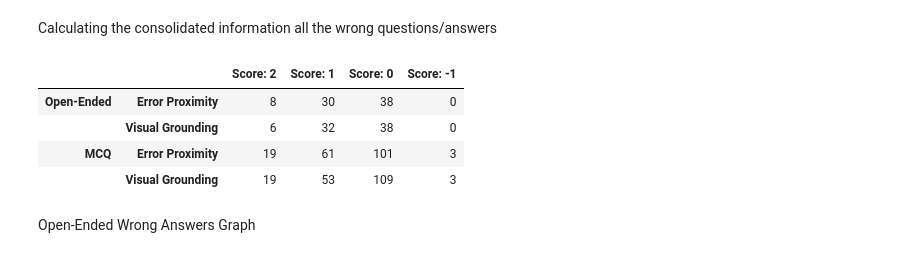
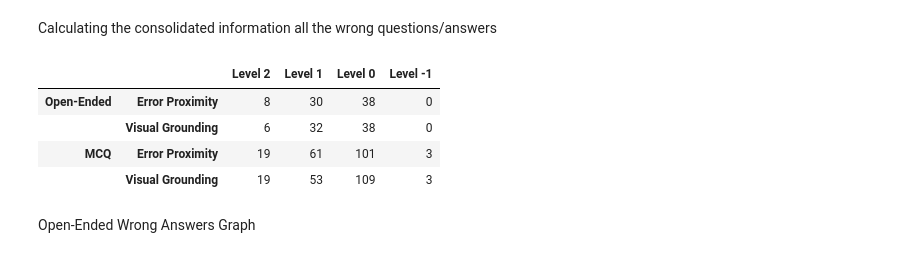
Before and after one commit to embedded-robotics/path-open-data, a Jupyter notebook: pathopen_eval_data_analysis.ipynb, the cells around one changed output. Cells and saved outputs as stored; diff of their text form; code cells hidden in the pictures.

```diff
--- a/pathopen_eval_data_analysis.ipynb
+++ b/pathopen_eval_data_analysis.ipynb
@@ -5,7 +6,9 @@ import seaborn as sns
 # %% [markdown]
 Reading the Evaluation data by Pathologist
 # %%
-eval_data = pd.read_csv('data/pathopen_eval_data.csv')
+evaluator_id = 'evaluator1'
+eval_data_path = f"input/{evaluator_id}/pathopen_eval_data.csv"
+eval_data = pd.read_csv(eval_data_path)
 eval_data.head()
 # %% [output]
 |  | CASE_ID | Image_ID | Image_URL | OE_Question_1 | OE_Correct_Answer_1 | Evaluation OE_Correct_Answer_1\n(... | Unnamed: 6 | ... |
@@ -448,38 +465,38 @@ wrong_answer_total = [  oe_wrong_answer_1_err_prox_total + oe_wrong_answer_2_err
                         mcq_wrong_answer_1_vis_ground_total + mcq_wrong_answer_2_vis_ground_total + mcq_wrong_answer_3_vis_ground_total + mcq_wrong_answer_4_vis_ground_total
                     ]
 
 wrong_answer_eval_2 = [  oe_wrong_answer_1_err_prox_eval_2 + oe_wrong_answer_2_err_prox_eval_2,
                         oe_wrong_answer_1_vis_ground_eval_2 + oe_wrong_answer_2_vis_ground_eval_2,
                         mcq_wrong_answer_1_err_prox_eval_2 + mcq_wrong_answer_2_err_prox_eval_2 + mcq_wrong_answer_3_err_prox_eval_2 + mcq_wrong_answer_4_err_prox_eval_2,
                         mcq_wrong_answer_1_vis_ground_eval_2 + mcq_wrong_answer_2_vis_ground_eval_2 + mcq_wrong_answer_3_vis_ground_eval_2 + mcq_wrong_answer_4_vis_ground_eval_2
                     ]
 
 wrong_answer_eval_1 = [  oe_wrong_answer_1_err_prox_eval_1 + oe_wrong_answer_2_err_prox_eval_1,
                         oe_wrong_answer_1_vis_ground_eval_1 + oe_wrong_answer_2_vis_ground_eval_1,
                         mcq_wrong_answer_1_err_prox_eval_1 + mcq_wrong_answer_2_err_prox_eval_1 + mcq_wrong_answer_3_err_prox_eval_1 + mcq_wrong_answer_4_err_prox_eval_1,
                         mcq_wrong_answer_1_vis_ground_eval_1 + mcq_wrong_answer_2_vis_ground_eval_1 + mcq_wrong_answer_3_vis_ground_eval_1 + mcq_wrong_answer_4_vis_ground_eval_1
                     ]
 
 wrong_answer_eval_0 = [  oe_wrong_answer_1_err_prox_eval_0 + oe_wrong_answer_2_err_prox_eval_0,
                         oe_wrong_answer_1_vis_ground_eval_0 + oe_wrong_answer_2_vis_ground_eval_0,
                         mcq_wrong_answer_1_err_prox_eval_0 + mcq_wrong_answer_2_err_prox_eval_0 + mcq_wrong_answer_3_err_prox_eval_0 + mcq_wrong_answer_4_err_prox_eval_0,
                         mcq_wrong_answer_1_vis_ground_eval_0 + mcq_wrong_answer_2_vis_ground_eval_0 + mcq_wrong_answer_3_vis_ground_eval_0 + mcq_wrong_answer_4_vis_ground_eval_0
                     ]
 
 wrong_answer_eval_neg_1 = [  oe_wrong_answer_1_err_prox_eval_neg_1 + oe_wrong_answer_2_err_prox_eval_neg_1,
                             oe_wrong_answer_1_vis_ground_eval_neg_1 + oe_wrong_answer_2_vis_ground_eval_neg_1,
                             mcq_wrong_answer_1_err_prox_eval_neg_1 + mcq_wrong_answer_2_err_prox_eval_neg_1 + mcq_wrong_answer_3_err_prox_eval_neg_1 + mcq_wrong_answer_4_err_prox_eval_neg_1,
                             mcq_wrong_answer_1_vis_ground_eval_neg_1 + mcq_wrong_answer_2_vis_ground_eval_neg_1 + mcq_wrong_answer_3_vis_ground_eval_neg_1 + mcq_wrong_answer_4_vis_ground_eval_neg_1
                         ]
 
-wrong_answer_eval_data = pd.DataFrame({'Score: 2': wrong_answer_eval_2,
-                                        'Score: 1': wrong_answer_eval_1,
-                                        'Score: 0': wrong_answer_eval_0,
-                                        'Score: -1': wrong_answer_eval_neg_1}, index=[wrong_answer_que_type, wrong_answer_benchmark_label])
+wrong_answer_eval_data = pd.DataFrame({'Level 2': wrong_answer_eval_2,
+                                        'Level 1': wrong_answer_eval_1,
+                                        'Level 0': wrong_answer_eval_0,
+                                        'Level -1': wrong_answer_eval_neg_1}, index=[wrong_answer_que_type, wrong_answer_benchmark_label])
 
 wrong_answer_eval_data
 # %% [output]
-|  |  | Score: 2 | Score: 1 | Score: 0 | Score: -1 |
+|  |  | Level 2 | Level 1 | Level 0 | Level -1 |
 | Open-Ended | Error Proximity | 8 | 30 | 38 | 0 |
 |  | Visual Grounding | 6 | 32 | 38 | 0 |
 | MCQ | Error Proximity | 19 | 61 | 101 | 3 |
```
Also changed, not shown: parts of 13 cells of this notebook, 12 other files.
